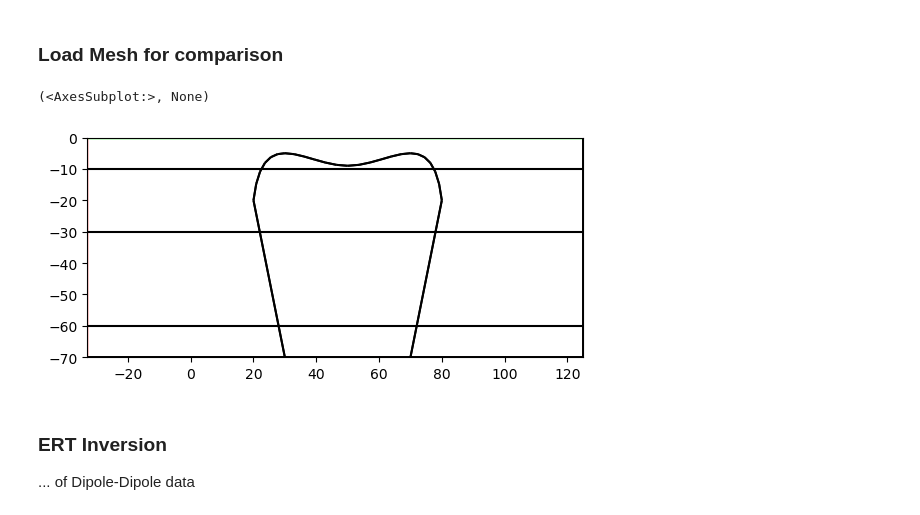
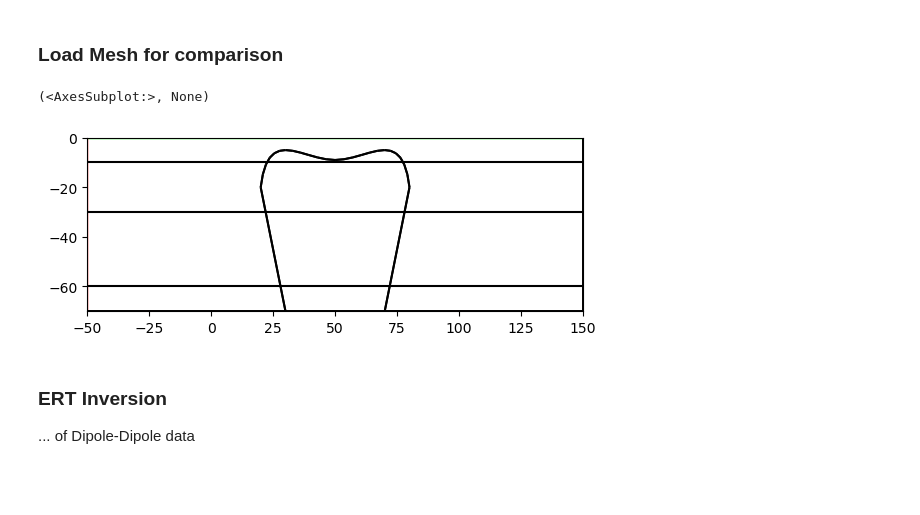
Before and after one commit to ZiegAnt/ResearchModule, a Jupyter notebook: RM_pygimli_Inversions.ipynb, the cells around one changed output. Saved outputs shown, nothing was run; the diff lists cells and outputs as text; code cells hidden in the pictures; blank space fills up the shorter version.

Commit message:
improved plots and added sections in report

```diff
--- a/RM_pygimli_Inversions.ipynb
+++ b/RM_pygimli_Inversions.ipynb
@@ -50,19 +50,19 @@ vmax = 3500
 # %%
 # # Load previous mesh
 # geom_mesh = mt.readPLC(fn_mesh)
 # pg.show(geom_mesh, fillRegion=False)
 
 # Re-create subsurface geometry for display without mesh
-world = mt.createWorld([-33,-70], [125, 0], layers=[-10,-30,-60])
+world = mt.createWorld([-50,-70], [150, 0], layers=[-10,-30,-60])
 pnts = [[20,-20], [30,-5], [50,-9], [70,-5], [80,-20]]
 top = mt.createPolygon(pnts, addNodes=5, interpolate="spline")
 left = mt.createLine([30,-70], pnts[0])
 right = mt.createLine([70,-70], pnts[-1])
 geom = world + top + left + right
 pg.show(geom, fillRegion=False)
 # %% [output]
 (<AxesSubplot:>, None)
-[figure, old version]
+[figure, new version]
 # %% [markdown]
 ### ERT Inversion
 
```
Also changed, not shown: parts of 7 cells of this notebook, 28 other files.
